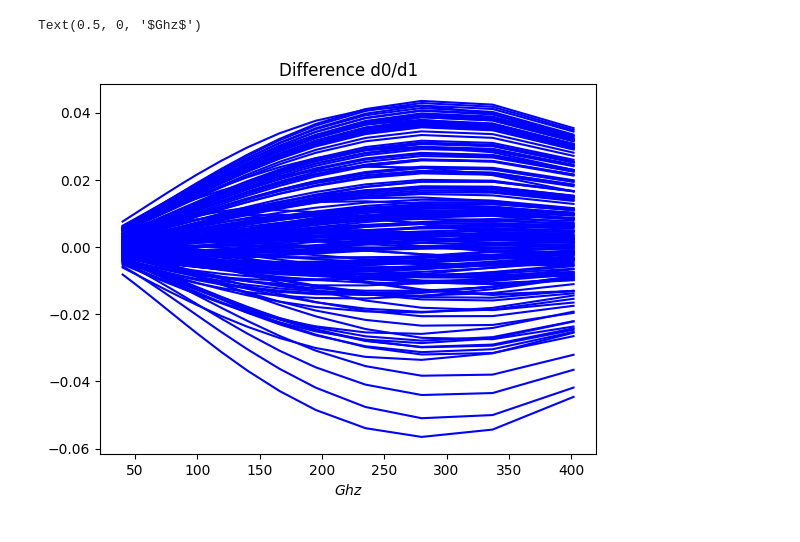
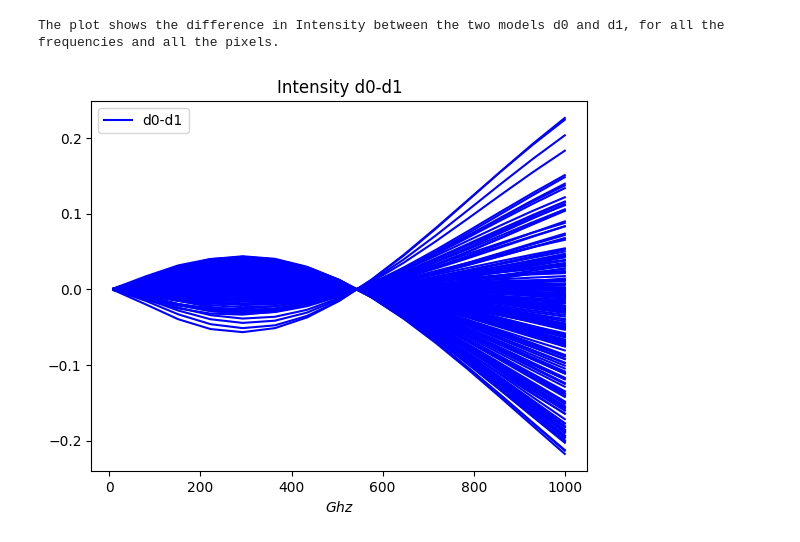
Before and after one commit to AlicePirotta/APC, a Jupyter notebook: comparation_models.ipynb, the cells around one changed output. Cells and saved outputs as stored; diff of their text form; code cells hidden in the pictures.

```diff
--- a/comparation_models.ipynb
+++ b/comparation_models.ipynb
@@ -23,9 +21,9 @@ nu_P_s=23
 beta_d=1.54
 beta_s=-3
 # %%
-frequencies = np.array([40,50,60,68,78,89,100,119,140,166,195,235,280,337,402])
+#frequencies = np.array([40,50,60,68,78,89,100,119,140,166,195,235,280,337,402])
+frequencies = np.linspace(10,1000,15)
 pixels = np.arange(0,192)
-#Stokes = np.array([0,1,2])
 ref_d = np.array([nu_I_d,nu_P_d,nu_P_d])
 ref_s = np.array([nu_I_s,nu_P_s,nu_P_s])
 # %%
@@ -80,0 +68,18 @@ print(d.shape)
+# %%
+
+for i,val_i in enumerate(d0[:,0,:]):
+    plt.plot(frequencies,d0[:,0,i],'-',color='green')
+    plt.plot(frequencies,d1[:,0,i],'-',color='red')
+    plt.plot(frequencies,d2[:,0,i],'-',color='blue')
+    plt.plot(frequencies,d3[:,0,i],'-',color='gold')
+    plt.plot(frequencies,d4[:,0,i],'-',color='magenta')
+    plt.plot(frequencies,d5[:,0,i],'-',color='orange')
+    plt.plot(frequencies,d7[:,0,i],'-',color='grey')
+
+plt.title("Intensity Dust")
+plt.yscale('log')
+plt.xscale('log')
+plt.xlabel(r'$Ghz$')
+plt.ylabel(r'$\mu$$K_{RJ}$')
+plt.legend(["d0", "d1","d2","d3","d4","d5","d7"])
+print("Dust models for all the frequencies and all the pixels. ")
@@ -81,13 +91,13 @@ print(d.shape)
 # %%
 for i,val_i in enumerate(d0[0,0,:]):
-    plt.plot(frequencies,d[:,0,i],'-',color='blue',label="d0-d1")
+    plt.plot(frequencies,d[:,0,i],'-',color='blue')
 
-
-plt.title("Difference d0/d1")
+plt.title("Intensity d0-d1")
 #plt.yscale('log')
 #plt.xscale('log')
 plt.xlabel(r'$Ghz$')
-#plt.legend()
+plt.legend(["d0-d1"])
+print("The plot shows the difference in Intensity between the two models d0 and d1, for all the frequencies and all the pixels.")
 # %% [output]
-Text(0.5, 0, '$Ghz$')
+The plot shows the difference in Intensity between the two models d0 and d1, for all the frequencies and all the pixels.
-[figure, old version]
+[figure, new version]
```
Also changed, not shown: parts of 14 cells of this notebook.
